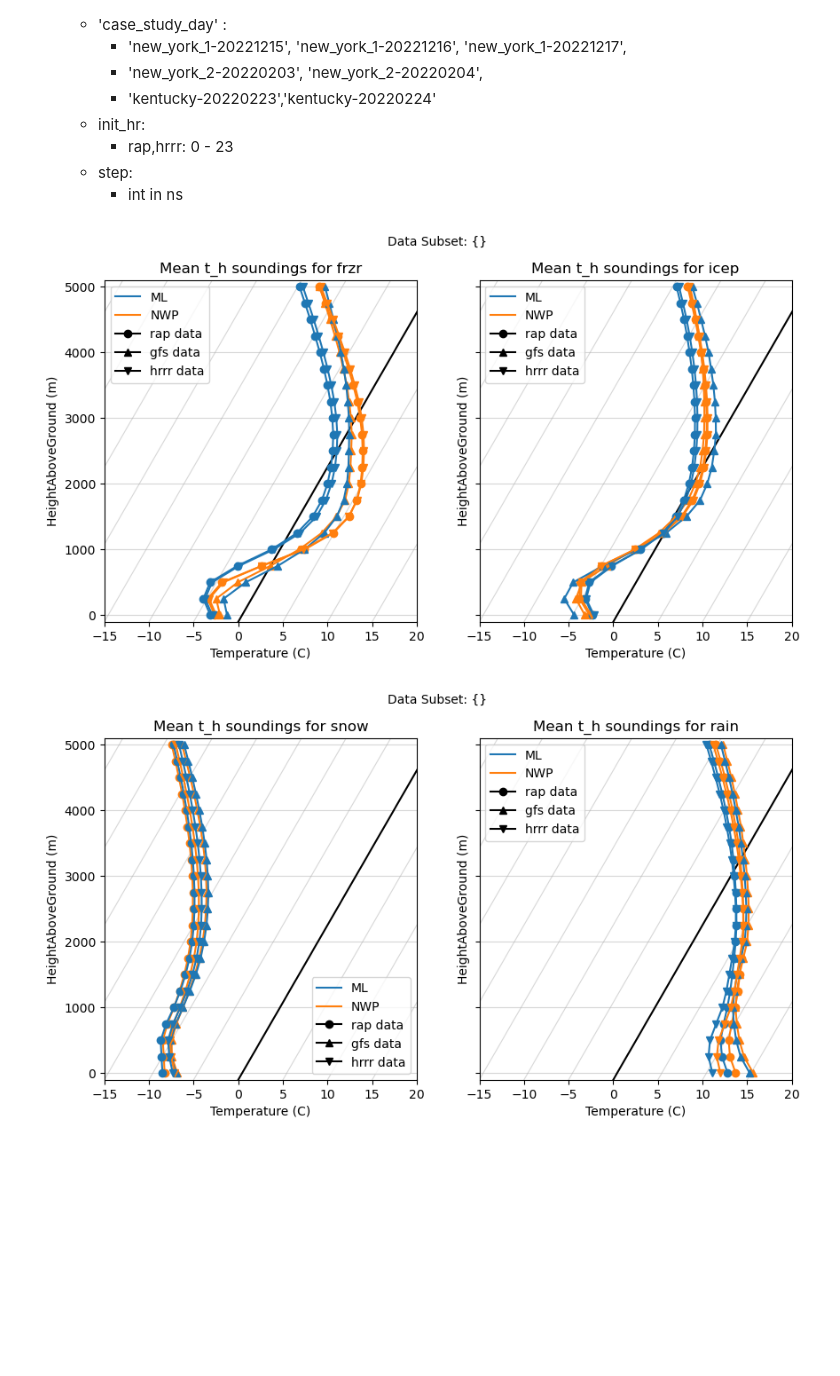
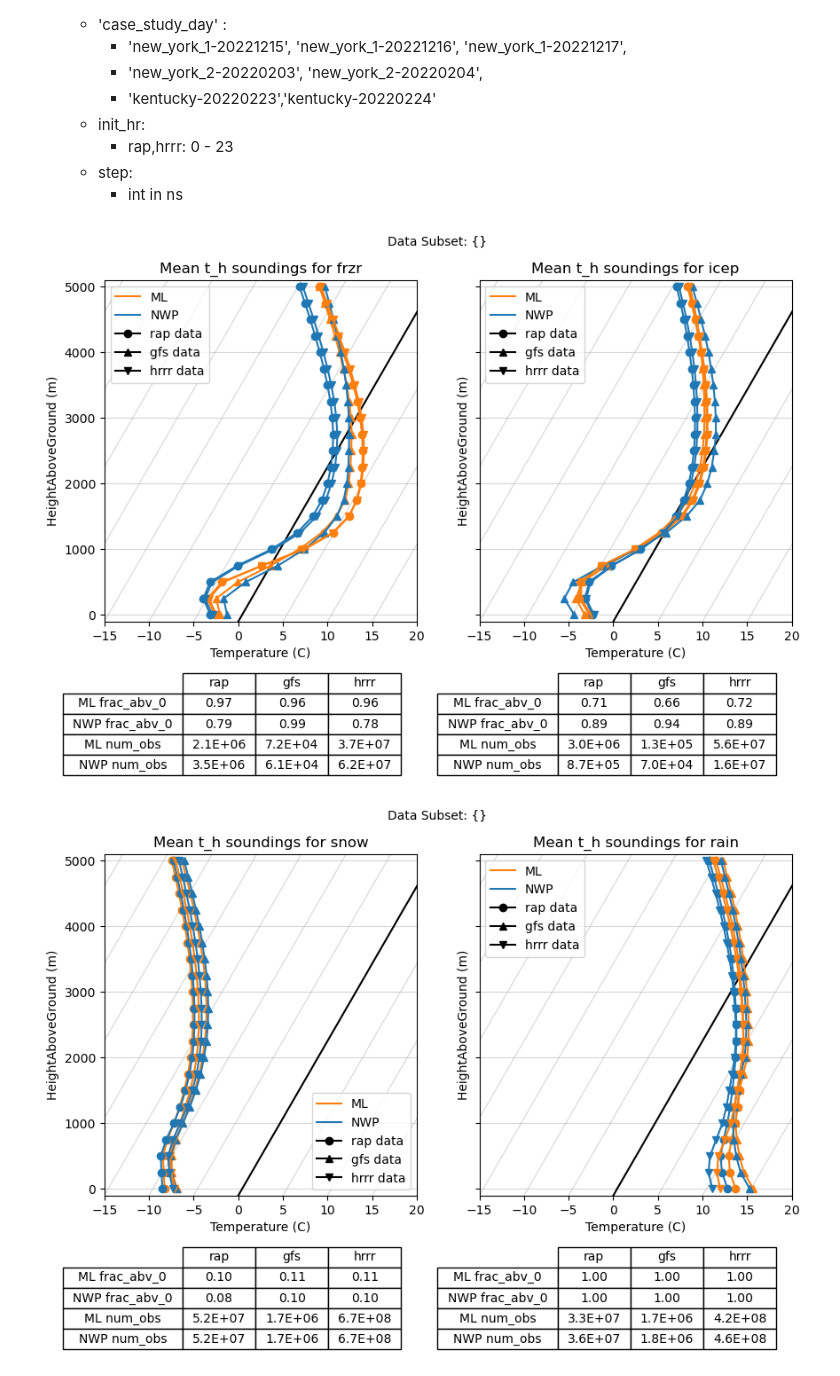
Before and after one commit to ai2es/ptype-physical, a Jupyter notebook: composite-soundings/plot-all-models.ipynb, the cells around one changed output. Saved outputs shown, nothing was run; the diff lists cells and outputs as text; code cells hidden in the pictures; blank space fills up the shorter version.

```diff
--- a/composite-soundings/plot-all-models.ipynb
+++ b/composite-soundings/plot-all-models.ipynb
@@ -40,8 +40,8 @@ select_case = {
                #'init_hr': [0,2],
               }
 
-color_dict = {'NWP': '#FF7F0E',
-              'ML': '#1F77B4'}
+color_dict = {'ML': '#FF7F0E',
+              'NWP': '#1F77B4'}
 
 
 lstyledict = {'t_h': 'solid',
@@ -50,36 +50,72 @@ lstyledict = {'t_h': 'solid',
 # %%
 bad = ['cfrzr', 'cicep']
 good = ['csnow', 'crain']
 allptypes = [bad,good]
+models = ['rap','gfs','hrrr']
+
+def get_obs_and_frac(obs_frac, query, ptype, select_case):
+    ml_frac = query.query(['ML_' + ptype], 't_h', 'fabv', select_case)['t_h_fabv'].values[0]
+    nwp_frac = query.query([ptype], 't_h', 'fabv', select_case)['t_h_fabv'].values[0]
+
+    ml_obs = query.num_obs('ML_' + ptype, select_case).values[0]
+    nwp_obs = query.num_obs(ptype, select_case).values[0]
+
+    for i, num in enumerate([ml_frac, nwp_frac, ml_obs, nwp_obs]):
+        obs_frac[i].append(num)
+    return obs_frac
+
+def convert_obs_frac(obs_frac):
+    obs_frac[0] = [f'{frac:.2f}' for frac in obs_frac[0]]
+    obs_frac[1] = [f'{frac:.2f}' for frac in obs_frac[1]]
+    obs_frac[2] = [f'{frac:.1E}' for frac in obs_frac[2]]
+    obs_frac[3] = [f'{frac:.1E}' for frac in obs_frac[3]]
+    return obs_frac
+
+
 
 for pair in allptypes:
     fig, axs = utils.skewCompositeFigAx(figsize=(10,5),num_subplots=2)
-    for model, marker in zip(['rap','gfs','hrrr'], ['o', '^', 'v']):
-        ds = xr.open_dataset(join(data_dir,f"{model}_all.nc"), engine='netcdf4')
-        query = SoundingQuery(ds)
-        h = ds.heightAboveGround
-        for ax, ptype in zip(axs,pair):
+
+
+    for ax, ptype in zip(axs, pair):
+        obs_frac = [[],[],[],[]]
+
+        for model, marker in zip(models, ['o', '^', 'v']):
+            ds = xr.open_dataset(join(data_dir,f"{model}_all.nc"), engine='netcdf4')
+            query = SoundingQuery(ds)
+            h = ds.heightAboveGround
+
             ml = query.query(['ML_' + ptype], ['t_h', 'dpt_h','wb_h'], 'mean', select_case)
             nwp = query.query([ptype], ['t_h', 'dpt_h','wb_h'], 'mean', select_case)
             ax.plot(ml[f'{var}_mean'].values.flatten(), h,
-                    color='#FF7F0E', linestyle=lstyledict[var],marker=marker)
+                    color=color_dict['ML'], linestyle=lstyledict[var],marker=marker)
             ax.plot(nwp[f'{var}_mean'].values.flatten(), h,
-                    color='#1F77B4', linestyle=lstyledict[var],marker=marker)
+                    color=color_dict['NWP'], linestyle=lstyledict[var],marker=marker)
             ### setting plot text
             ax.set_title(f'Mean {var} soundings for {ptype[1:]}')
             ax.set_xlim(-15,20)
             ax.set_xlabel('Temperature (C)')
             ax.set_ylabel('HeightAboveGround (m)')
             if model=='rap':
                 line, = ax.plot([],[], color=color_dict['ML'])
                 line.set_label('ML')
                 line, = ax.plot([],[], color=color_dict['NWP'])
                 line.set_label('NWP')
 
             line, = ax.plot([],[], marker=marker, color='0')
             line.set_label(f'{model} data')
             ax.legend()
+
+            obs_frac = get_obs_and_frac(obs_frac, query, ptype, select_case)
+        #now plot the table below
+        obs_frac = convert_obs_frac(obs_frac)
+        ax.table(obs_frac,
+                   rowLabels=['ML frac_abv_0', 'NWP frac_abv_0', 'ML num_obs', 'NWP num_obs'],
+                   colLabels=models,
+                   cellLoc = 'center', rowLoc = 'center',
+                   loc='bottom', bbox=[0.25, -0.45, 0.7, 0.3]
+                )
     fig.suptitle(f'Data Subset: {select_case}', fontsize=10)
 # %% [output]
-[figure, old version]
+[figure, new version]
-[figure, old version]
+[figure, new version]
```
Also changed, not shown: 9 other files.
